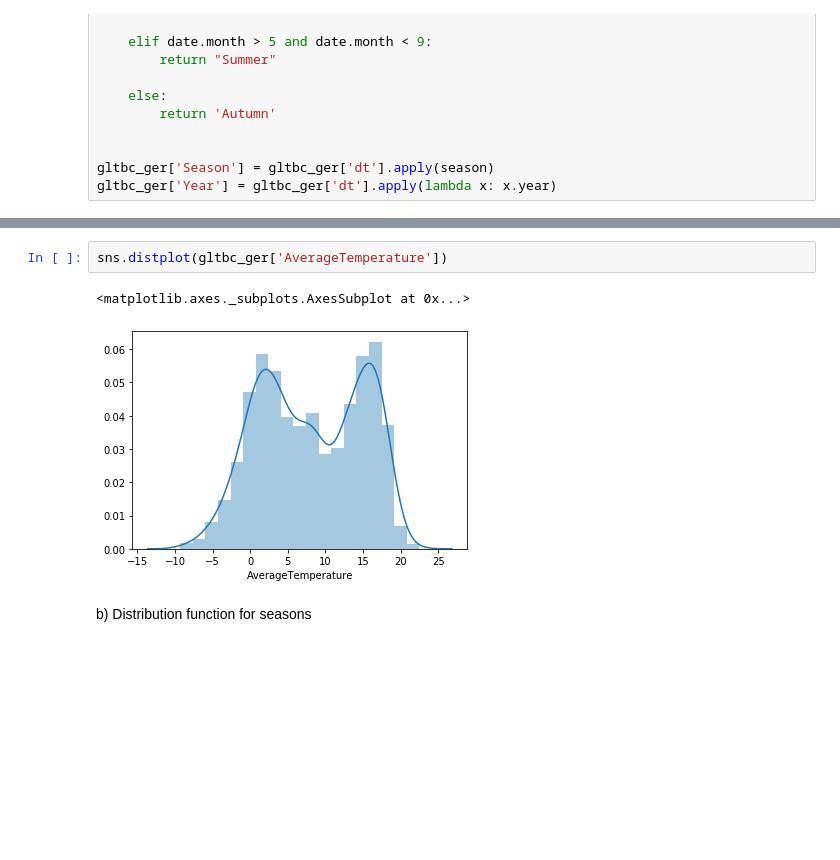
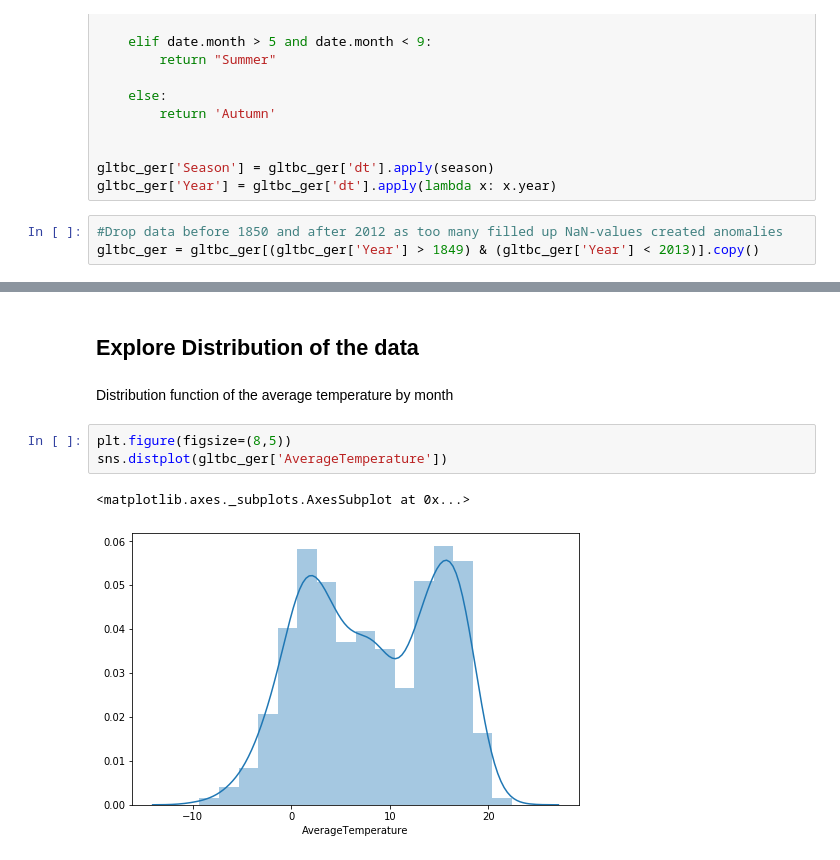
Before and after one commit to darkD3mon/climate-change-htw-2019, a Jupyter notebook: Deskriptiv_Germany.ipynb, the cells around one changed output, grey strips where cells are left out. Cells and saved outputs as stored; diff of their text form; blank space fills up the shorter version.

```diff
--- a/Deskriptiv_Germany.ipynb
+++ b/Deskriptiv_Germany.ipynb
@@ -64,4 +62,7 @@ def season(date):
 
 gltbc_ger['Season'] = gltbc_ger['dt'].apply(season)
 gltbc_ger['Year'] = gltbc_ger['dt'].apply(lambda x: x.year)
+# %%
+#Drop data before 1850 and after 2012 as too many filled up NaN-values created anomalies
+gltbc_ger = gltbc_ger[(gltbc_ger['Year'] > 1849) & (gltbc_ger['Year'] < 2013)].copy()
 # %% [markdown]
@@ -97,8 +102,11 @@ stats
+# %% [markdown]
+## Explore Distribution of the data
+# %% [markdown]
+Distribution function of the average temperature by month
 # %%
+plt.figure(figsize=(8,5))
 sns.distplot(gltbc_ger['AverageTemperature'])
 # %% [output]
 <matplotlib.axes._subplots.AxesSubplot at 0x...>
-[figure, old version]
+[figure, new version]
-# %% [markdown]
-b) Distribution function for seasons
 # %%
```
Also changed, not shown: parts of 16 cells of this notebook.
